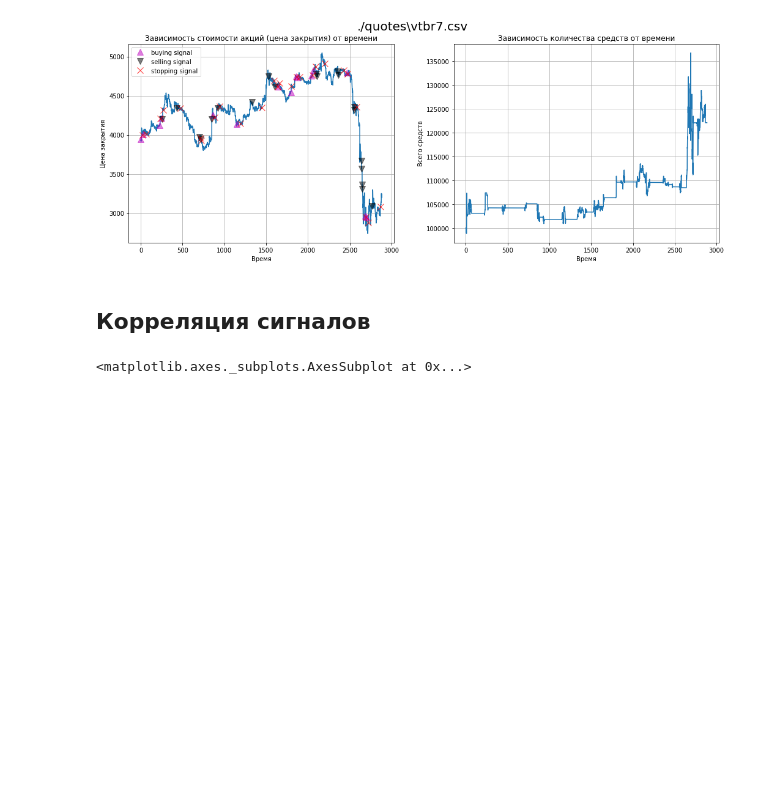
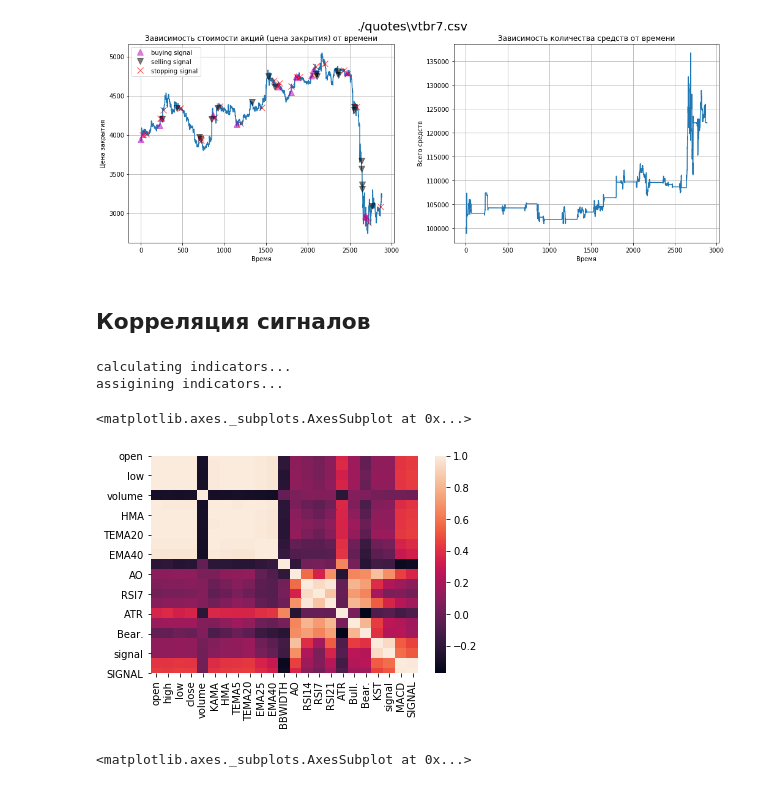
Before and after one commit to andtun/TradingBot-CourseWork, a Jupyter notebook: newpreprocess.ipynb, the cells around one changed output. Drawn from its saved outputs; the diff is of its cells as text; code cells hidden in the pictures; blank space fills up the shorter version.

```diff
--- a/newpreprocess.ipynb
+++ b/newpreprocess.ipynb
@@ -436,6 +436,44 @@ done!
 df = pd.read_csv("./quotes/sbrf8.csv")
 # %% [markdown]
 ## Корреляция сигналов
+# %%
+if True:
+    df = pd.read_csv('./quotes/vtbr8.csv')[:]
+    if '<DATE>' in df: df.pop('<DATE>')
+    if '<TIME>' in df: df.pop('<TIME>')
+    df.columns = ['open', 'high', 'low', 'close', 'volume']
+    signals = np.array(df["close"] - df["close"].shift() > 0).astype(int)[1:]
+    df = df[:-1]
+    indicators = df.copy()
+    print("calculating indicators...")
+    indicators['true_signals'] = signals
+    indicators['KAMA'] = TA.KAMA(df)
+    indicators['HMA'] = TA.HMA(df)
+    indicators['TEMA5'] = TA.TEMA(df, period=5)
+    indicators['TEMA20'] = TA.TEMA(df, period=20)
+    indicators['EMA25'] = TA.EMA(df, period=25)
+    indicators['EMA40'] = TA.EMA(df, period=40)
+    indicators['BBWIDTH'] = TA.BBWIDTH(df)
+    indicators['AO'] = TA.AO(df)
+    indicators['RSI14'] = TA.RSI(df)
+    indicators['RSI7'] = TA.RSI(df, period=7)
+    indicators['RSI21'] = TA.RSI(df, period=21)
+    #indicators['STC'] = TA.STC(df)
+    indicators['ATR'] = TA.ATR(df)
+    print("assigining indicators...")
+    indicators = indicators.assign(**TA.EBBP(df))
+    indicators = indicators.assign(**TA.KST(df))
+    indicators = indicators.assign(**TA.EV_MACD(df))
+    indicators.dropna(inplace=True)
+    signals = np.array(indicators.pop('true_signals'))
+# %% [output]
+calculating indicators...
+assigining indicators...
+# %%
+sns.heatmap(indicators.corr())
+# %% [output]
+<matplotlib.axes._subplots.AxesSubplot at 0x...>
+[figure, added]
 # %%
 sns.heatmap(indicators.tail(100).corr())
 # %% [output]
```
